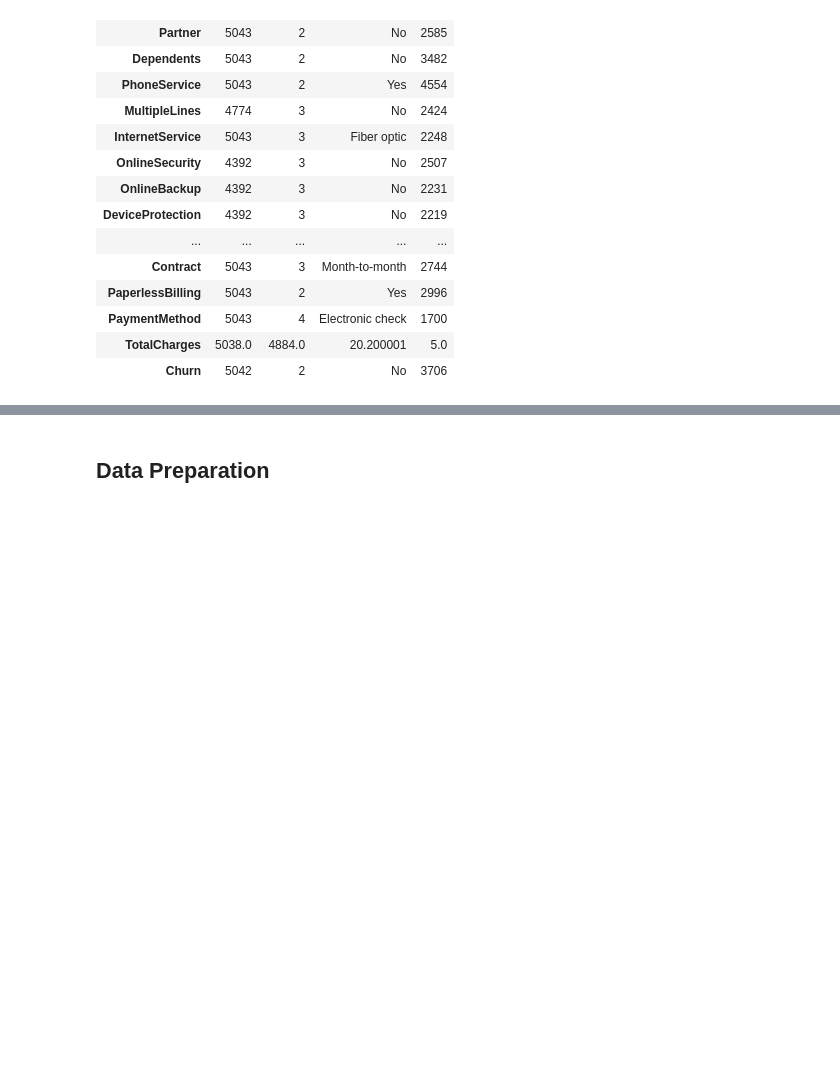
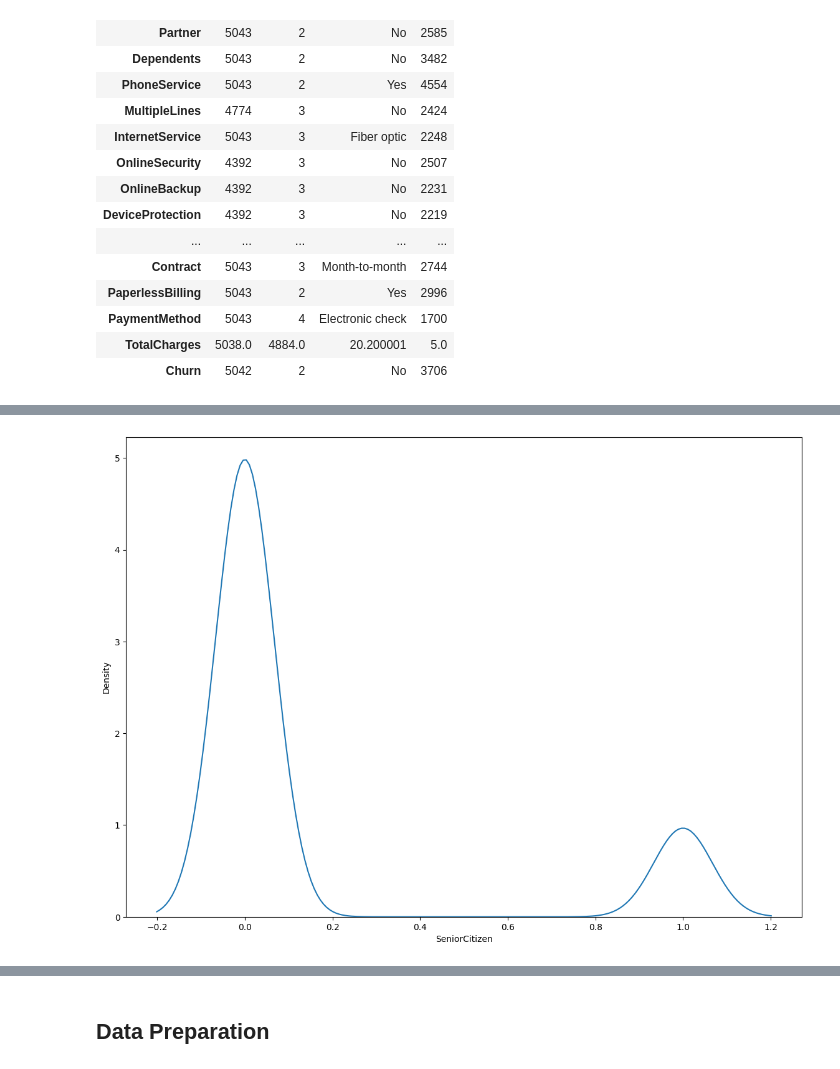
Before and after one commit to Chebet-Mercy/Customer-Churn-ML-Prediction, a Jupyter notebook: notebooks/main.ipynb, the cells around one changed output, grey strips where cells are left out. Saved outputs shown, nothing was run; the diff lists cells and outputs as text; code cells hidden in the pictures; blank space fills up the shorter version.

```diff
--- a/notebooks/main.ipynb
+++ b/notebooks/main.ipynb
@@ -286,0 +362,7 @@ plt.show()
+# %%
+plt.figure(figsize=(14,10))
+sns.kdeplot(churn_df['SeniorCitizen'])
+plt.grid(False)
+plt.show()
+# %% [output]
+[figure, added]
```
Also changed, not shown: parts of 40 cells of this notebook.
